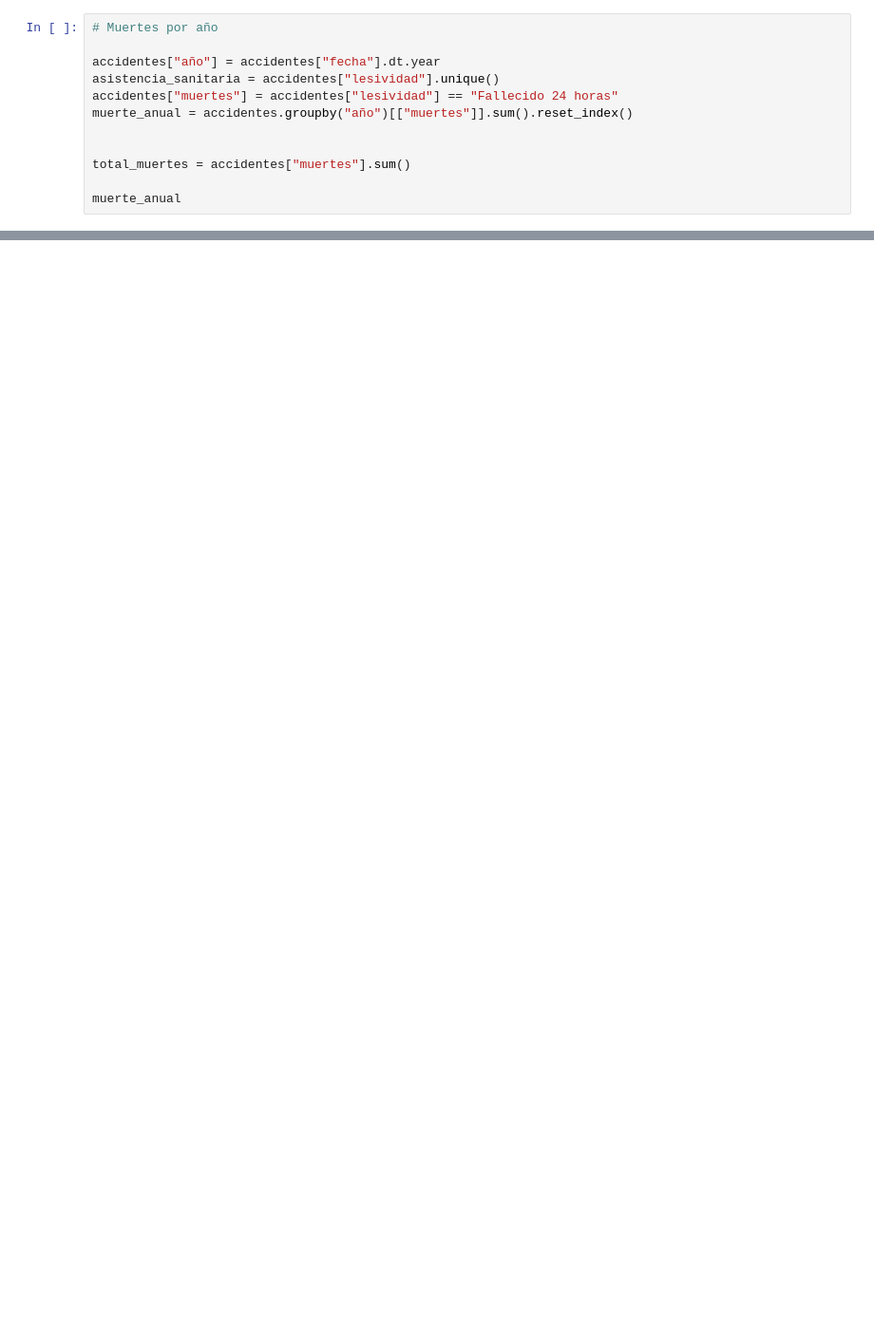
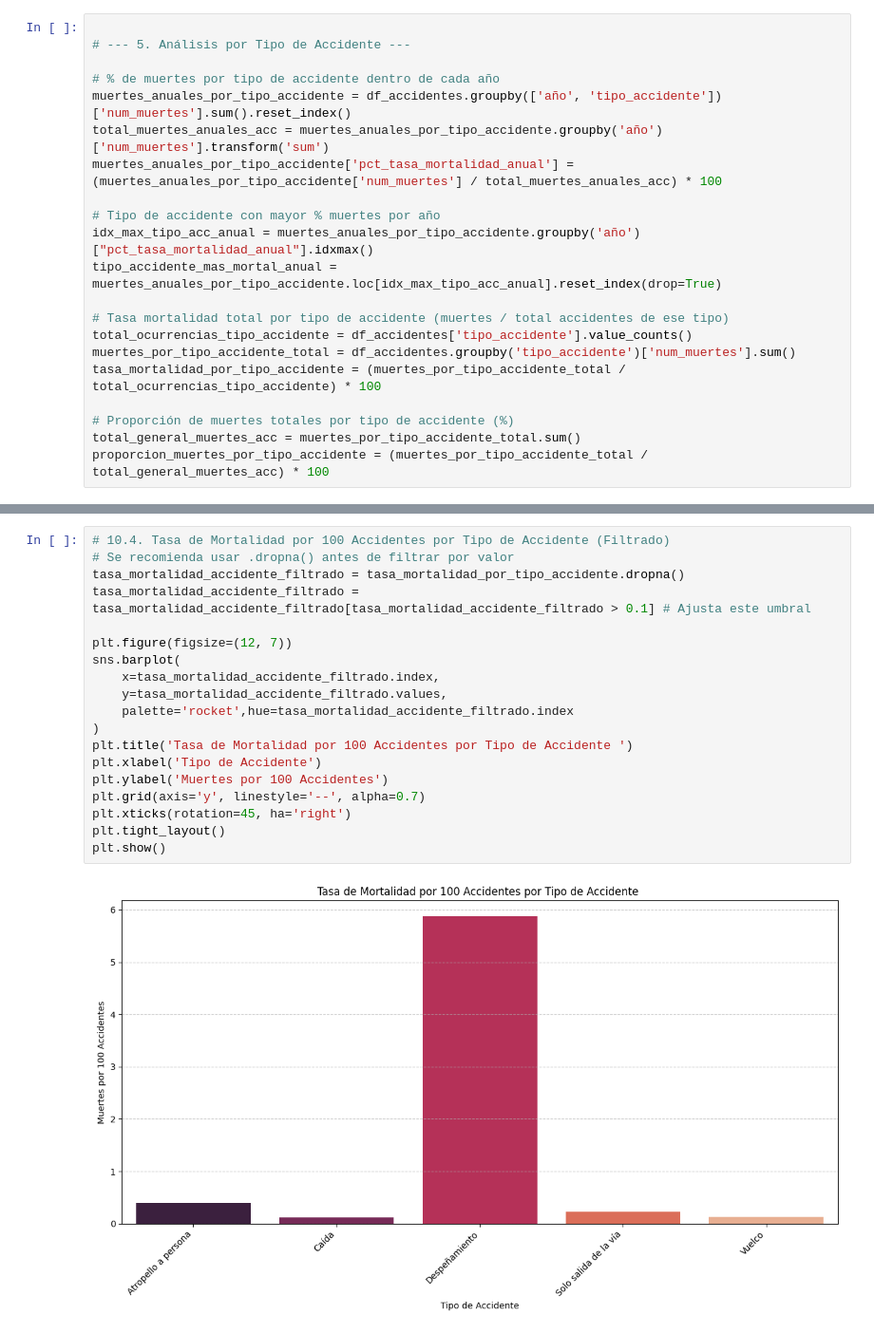
Before and after one commit to Porpi01/Madrid-traffic-accidents-analysis, a Jupyter notebook: Madrid_traffic_accidents.ipynb, the cells around one changed output, grey strips where cells are left out. Shown at 95% size. Saved outputs shown, nothing was run; the diff lists cells and outputs as text; blank space fills up the shorter version.

```diff
--- a/Madrid_traffic_accidents.ipynb
+++ b/Madrid_traffic_accidents.ipynb
@@ -83,12 +101,21 @@ See the caveats in the documentation: https://pandas.pydata.org/pandas-docs/stab
 # %%
-# Muertes por año
 
-accidentes["año"] = accidentes["fecha"].dt.year
-asistencia_sanitaria = accidentes["lesividad"].unique()
-accidentes["muertes"] = accidentes["lesividad"] == "Fallecido 24 horas"
-muerte_anual = accidentes.groupby("año")[["muertes"]].sum().reset_index()
+# --- 5. Análisis por Tipo de Accidente ---
 
+# % de muertes por tipo de accidente dentro de cada año
+muertes_anuales_por_tipo_accidente = df_accidentes.groupby(['año', 'tipo_accidente'])['num_muertes'].sum().reset_index()
+total_muertes_anuales_acc = muertes_anuales_por_tipo_accidente.groupby('año')['num_muertes'].transform('sum')
+muertes_anuales_por_tipo_accidente['pct_tasa_mortalidad_anual'] = (muertes_anuales_por_tipo_accidente['num_muertes'] / total_muertes_anuales_acc) * 100
 
-total_muertes = accidentes["muertes"].sum()
+# Tipo de accidente con mayor % muertes por año
+idx_max_tipo_acc_anual = muertes_anuales_por_tipo_accidente.groupby('año')["pct_tasa_mortalidad_anual"].idxmax()
+tipo_accidente_mas_mortal_anual = muertes_anuales_por_tipo_accidente.loc[idx_max_tipo_acc_anual].reset_index(drop=True)
 
-muerte_anual
+# Tasa mortalidad total por tipo de accidente (muertes / total accidentes de ese tipo)
+total_ocurrencias_tipo_accidente = df_accidentes['tipo_accidente'].value_counts()
+muertes_por_tipo_accidente_total = df_accidentes.groupby('tipo_accidente')['num_muertes'].sum()
+tasa_mortalidad_por_tipo_accidente = (muertes_por_tipo_accidente_total / total_ocurrencias_tipo_accidente) * 100
+
+# Proporción de muertes totales por tipo de accidente (%)
+total_general_muertes_acc = muertes_por_tipo_accidente_total.sum()
+proporcion_muertes_por_tipo_accidente = (muertes_por_tipo_accidente_total / total_general_muertes_acc) * 100
@@ -408,0 +275,21 @@ plt.show()
+# %%
+# 10.4. Tasa de Mortalidad por 100 Accidentes por Tipo de Accidente (Filtrado)
+# Se recomienda usar .dropna() antes de filtrar por valor
+tasa_mortalidad_accidente_filtrado = tasa_mortalidad_por_tipo_accidente.dropna()
+tasa_mortalidad_accidente_filtrado = tasa_mortalidad_accidente_filtrado[tasa_mortalidad_accidente_filtrado > 0.1] # Ajusta este umbral
+
+plt.figure(figsize=(12, 7))
+sns.barplot(
+    x=tasa_mortalidad_accidente_filtrado.index,
+    y=tasa_mortalidad_accidente_filtrado.values,
+    palette='rocket',hue=tasa_mortalidad_accidente_filtrado.index
+)
+plt.title('Tasa de Mortalidad por 100 Accidentes por Tipo de Accidente ')
+plt.xlabel('Tipo de Accidente')
+plt.ylabel('Muertes por 100 Accidentes')
+plt.grid(axis='y', linestyle='--', alpha=0.7)
+plt.xticks(rotation=45, ha='right')
+plt.tight_layout()
+plt.show()
+# %% [output]
+[figure, added]
```
Also changed, not shown: parts of 17 cells of this notebook.
